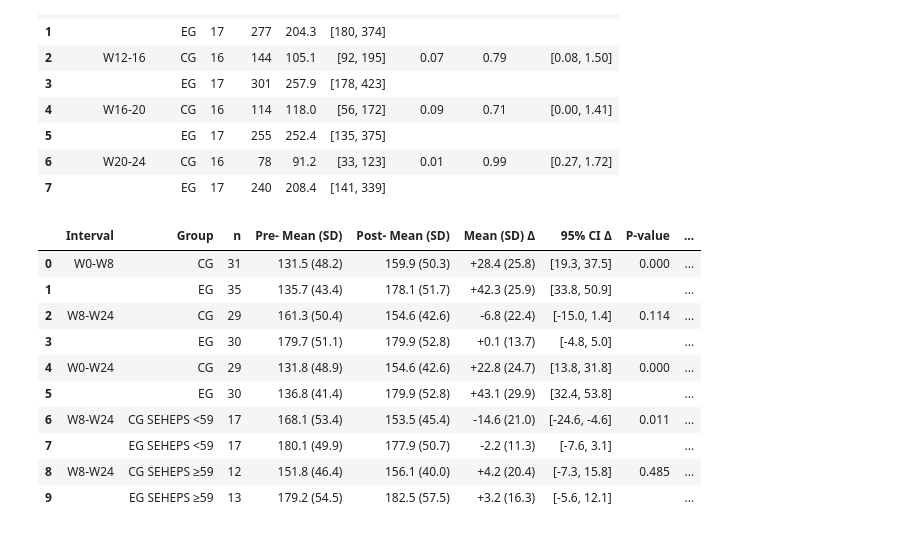
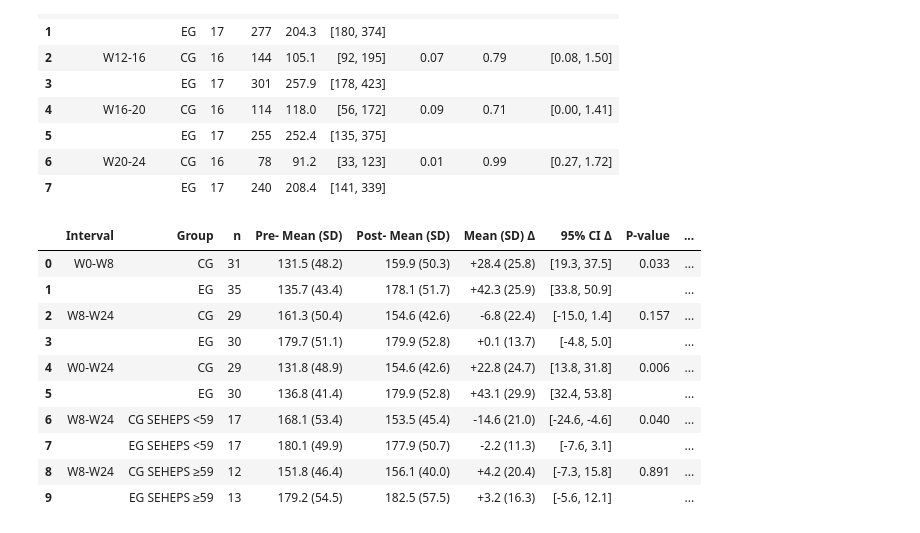
Before and after one commit to kbi-fbmi/articles--2025expiratory, a Jupyter notebook: statistics_original.ipynb, the cells around one changed output. Drawn from its saved outputs; the diff is of its cells as text; code cells hidden in the pictures.

```diff
--- a/statistics_original.ipynb
+++ b/statistics_original.ipynb
@@ -387,7 +380,7 @@ display(adherence_table)
 # Table 3. Overall changes in MEP and Subgroup Analysis Based on SEHEPS at Week 8
 import numpy as np
 import pandas as pd
-from scipy.stats import ttest_rel, ttest_ind
+from scipy.stats import  ttest_ind
 from stats_helpers import mean_ci, cohen_d
 
 rows = []
@@ -431,61 +424,66 @@ n_eg, mpre_eg, spre_eg, mpost_eg, spost_eg, mdiff_eg, sdiff_eg, ci_eg = stats_fr
 
 
 
-pval_cg = ttest_rel(CG['w0_mep'], CG['w8_mep'], nan_policy='omit')[1]
 d, d_ci = cohen_d(CG['w8-w0_mep'], EG['w8-w0_mep'])
 pval_between = ttest_ind(CG['w8-w0_mep'], EG['w8-w0_mep'], nan_policy='omit')[1]
-rows.append(row_format2('W0-W8', 'CG', n_cg, mpre_cg, spre_cg, mpost_cg, spost_cg, mdiff_cg, sdiff_cg, ci_cg, pval_cg, d, d_ci))
+rows.append(row_format2('W0-W8', 'CG', n_cg, mpre_cg, spre_cg, mpost_cg, spost_cg, mdiff_cg, sdiff_cg, ci_cg, pval_between, d, d_ci))
 rows.append(row_format2('', 'EG', n_eg, mpre_eg, spre_eg, mpost_eg, spost_eg, mdiff_eg, sdiff_eg, ci_eg))
+
+
 # W8-W24
 n_cg, mpre_cg, spre_cg, mpost_cg, spost_cg, mdiff_cg, sdiff_cg, ci_cg = stats_from_diff(CG['w8_mep'], CG['w24_mep'], CG['w24-w8_mep'])
 n_eg, mpre_eg, spre_eg, mpost_eg, spost_eg, mdiff_eg, sdiff_eg, ci_eg = stats_from_diff(EG['w8_mep'], EG['w24_mep'], EG['w24-w8_mep'])
-pval_cg = ttest_rel(CG['w8_mep'], CG['w24_mep'], nan_policy='omit')[1]
+
 d, d_ci = cohen_d(CG['w24-w8_mep'], EG['w24-w8_mep'])
 pval_between = ttest_ind(CG['w24-w8_mep'], EG['w24-w8_mep'], nan_policy='omit')[1]
-rows.append(row_format2('W8-W24', 'CG', n_cg, mpre_cg, spre_cg, mpost_cg, spost_cg, mdiff_cg, sdiff_cg, ci_cg, pval_cg, d, d_ci))
+rows.append(row_format2('W8-W24', 'CG', n_cg, mpre_cg, spre_cg, mpost_cg, spost_cg, mdiff_cg, sdiff_cg, ci_cg, pval_between, d, d_ci))
 rows.append(row_format2('', 'EG', n_eg, mpre_eg, spre_eg, mpost_eg, spost_eg, mdiff_eg, sdiff_eg, ci_eg))
 # W0-W24
+
 n_cg, mpre_cg, spre_cg, mpost_cg, spost_cg, mdiff_cg, sdiff_cg, ci_cg = stats_from_diff(CG['w0_mep'], CG['w24_mep'], CG['w24-w0_mep'])
 n_eg, mpre_eg, spre_eg, mpost_eg, spost_eg, mdiff_eg, sdiff_eg, ci_eg = stats_from_diff(EG['w0_mep'], EG['w24_mep'], EG['w24-w0_mep'])
-pval_cg = ttest_rel(CG['w0_mep'], CG['w24_mep'], nan_policy='omit')[1]
+
 d, d_ci = cohen_d(CG['w24-w0_mep'], EG['w24-w0_mep'])
 pval_between = ttest_ind(CG['w24-w0_mep'], EG['w24-w0_mep'], nan_policy='omit')[1]
-rows.append(row_format2('W0-W24', 'CG', n_cg, mpre_cg, spre_cg, mpost_cg, spost_cg, mdiff_cg, sdiff_cg, ci_cg, pval_cg, d, d_ci))
+rows.append(row_format2('W0-W24', 'CG', n_cg, mpre_cg, spre_cg, mpost_cg, spost_cg, mdiff_cg, sdiff_cg, ci_cg, pval_between, d, d_ci))
 rows.append(row_format2('', 'EG', n_eg, mpre_eg, spre_eg, mpost_eg, spost_eg, mdiff_eg, sdiff_eg, ci_eg))
 
 
 # Subgroup Analysis Based on SEHEPS at Week 8
 # W8-W24, SEHEPS <59
 cg_sub = CG[CG['w8_seheps'] < 59]
 eg_sub = EG[EG['w8_seheps'] < 59]
 n_cg, mpre_cg, spre_cg, mpost_cg, spost_cg, mdiff_cg, sdiff_cg, ci_cg = stats_from_diff(cg_sub['w8_mep'], cg_sub['w24_mep'], cg_sub['w24-w8_mep'])
 n_eg, mpre_eg, spre_eg, mpost_eg, spost_eg, mdiff_eg, sdiff_eg, ci_eg = stats_from_diff(eg_sub['w8_mep'], eg_sub['w24_mep'], eg_sub['w24-w8_mep'])
-pval_cg = ttest_rel(cg_sub['w8_mep'], cg_sub['w24_mep'], nan_policy='omit')[1]
+
 d, d_ci = cohen_d(cg_sub['w24-w8_mep'], eg_sub['w24-w8_mep'])
-rows.append(row_format2('W8-W24', 'CG SEHEPS <59', n_cg, mpre_cg, spre_cg, mpost_cg, spost_cg, mdiff_cg, sdiff_cg, ci_cg, pval_cg, d, d_ci))
+pval_between = ttest_ind(cg_sub['w24-w8_mep'], eg_sub['w24-w8_mep'], nan_policy='omit')[1]
+rows.append(row_format2('W8-W24', 'CG SEHEPS <59', n_cg, mpre_cg, spre_cg, mpost_cg, spost_cg, mdiff_cg, sdiff_cg, ci_cg, pval_between, d, d_ci))
 rows.append(row_format2('', 'EG SEHEPS <59', n_eg, mpre_eg, spre_eg, mpost_eg, spost_eg, mdiff_eg, sdiff_eg, ci_eg))
+
+
 # W8-W24, SEHEPS >=59
 cg_sub = CG[CG['w8_seheps'] >= 59]
 eg_sub = EG[EG['w8_seheps'] >= 59]
 n_cg, mpre_cg, spre_cg, mpost_cg, spost_cg, mdiff_cg, sdiff_cg, ci_cg = stats_from_diff(cg_sub['w8_mep'], cg_sub['w24_mep'], cg_sub['w24-w8_mep'])
 n_eg, mpre_eg, spre_eg, mpost_eg, spost_eg, mdiff_eg, sdiff_eg, ci_eg = stats_from_diff(eg_sub['w8_mep'], eg_sub['w24_mep'], eg_sub['w24-w8_mep'])
-pval_cg = ttest_rel(cg_sub['w8_mep'], cg_sub['w24_mep'], nan_policy='omit')[1]
+pval_between = ttest_ind(cg_sub['w24-w8_mep'], eg_sub['w24-w8_mep'], nan_policy='omit')[1]
 d, d_ci = cohen_d(cg_sub['w24-w8_mep'], eg_sub['w24-w8_mep'])
-rows.append(row_format2('W8-W24', 'CG SEHEPS ≥59', n_cg, mpre_cg, spre_cg, mpost_cg, spost_cg, mdiff_cg, sdiff_cg, ci_cg, pval_cg, d, d_ci))
+rows.append(row_format2('W8-W24', 'CG SEHEPS ≥59', n_cg, mpre_cg, spre_cg, mpost_cg, spost_cg, mdiff_cg, sdiff_cg, ci_cg, pval_between, d, d_ci))
 rows.append(row_format2('', 'EG SEHEPS ≥59', n_eg, mpre_eg, spre_eg, mpost_eg, spost_eg, mdiff_eg, sdiff_eg, ci_eg))
 
 columns = ['Interval', 'Group', 'n', 'Pre- Mean (SD)', 'Post- Mean (SD)', 'Mean (SD) Δ', '95% CI Δ', 'P-value', 'Cohen d (95% CI)']
 table3 = pd.DataFrame(rows, columns=columns)
 display(table3)
 # %% [output]
 |  | Interval | Group | n | Pre- Mean (SD) | Post- Mean (SD) | Mean (SD) Δ | 95% CI Δ | P-value | ... |
-| 0 | W0-W8 | CG | 31 | 131.5 (48.2) | 159.9 (50.3) | +28.4 (25.8) | [19.3, 37.5] | 0.000 | ... |
+| 0 | W0-W8 | CG | 31 | 131.5 (48.2) | 159.9 (50.3) | +28.4 (25.8) | [19.3, 37.5] | 0.033 | ... |
 | 1 |  | EG | 35 | 135.7 (43.4) | 178.1 (51.7) | +42.3 (25.9) | [33.8, 50.9] |  | ... |
-| 2 | W8-W24 | CG | 29 | 161.3 (50.4) | 154.6 (42.6) | -6.8 (22.4) | [-15.0, 1.4] | 0.114 | ... |
+| 2 | W8-W24 | CG | 29 | 161.3 (50.4) | 154.6 (42.6) | -6.8 (22.4) | [-15.0, 1.4] | 0.157 | ... |
 | 3 |  | EG | 30 | 179.7 (51.1) | 179.9 (52.8) | +0.1 (13.7) | [-4.8, 5.0] |  | ... |
-| 4 | W0-W24 | CG | 29 | 131.8 (48.9) | 154.6 (42.6) | +22.8 (24.7) | [13.8, 31.8] | 0.000 | ... |
+| 4 | W0-W24 | CG | 29 | 131.8 (48.9) | 154.6 (42.6) | +22.8 (24.7) | [13.8, 31.8] | 0.006 | ... |
 | 5 |  | EG | 30 | 136.8 (41.4) | 179.9 (52.8) | +43.1 (29.9) | [32.4, 53.8] |  | ... |
-| 6 | W8-W24 | CG SEHEPS <59 | 17 | 168.1 (53.4) | 153.5 (45.4) | -14.6 (21.0) | [-24.6, -4.6] | 0.011 | ... |
+| 6 | W8-W24 | CG SEHEPS <59 | 17 | 168.1 (53.4) | 153.5 (45.4) | -14.6 (21.0) | [-24.6, -4.6] | 0.040 | ... |
 | 7 |  | EG SEHEPS <59 | 17 | 180.1 (49.9) | 177.9 (50.7) | -2.2 (11.3) | [-7.6, 3.1] |  | ... |
-| 8 | W8-W24 | CG SEHEPS ≥59 | 12 | 151.8 (46.4) | 156.1 (40.0) | +4.2 (20.4) | [-7.3, 15.8] | 0.485 | ... |
+| 8 | W8-W24 | CG SEHEPS ≥59 | 12 | 151.8 (46.4) | 156.1 (40.0) | +4.2 (20.4) | [-7.3, 15.8] | 0.891 | ... |
 | 9 |  | EG SEHEPS ≥59 | 13 | 179.2 (54.5) | 182.5 (57.5) | +3.2 (16.3) | [-5.6, 12.1] |  | ... |
```
Also changed, not shown: parts of 4 cells of this notebook.
